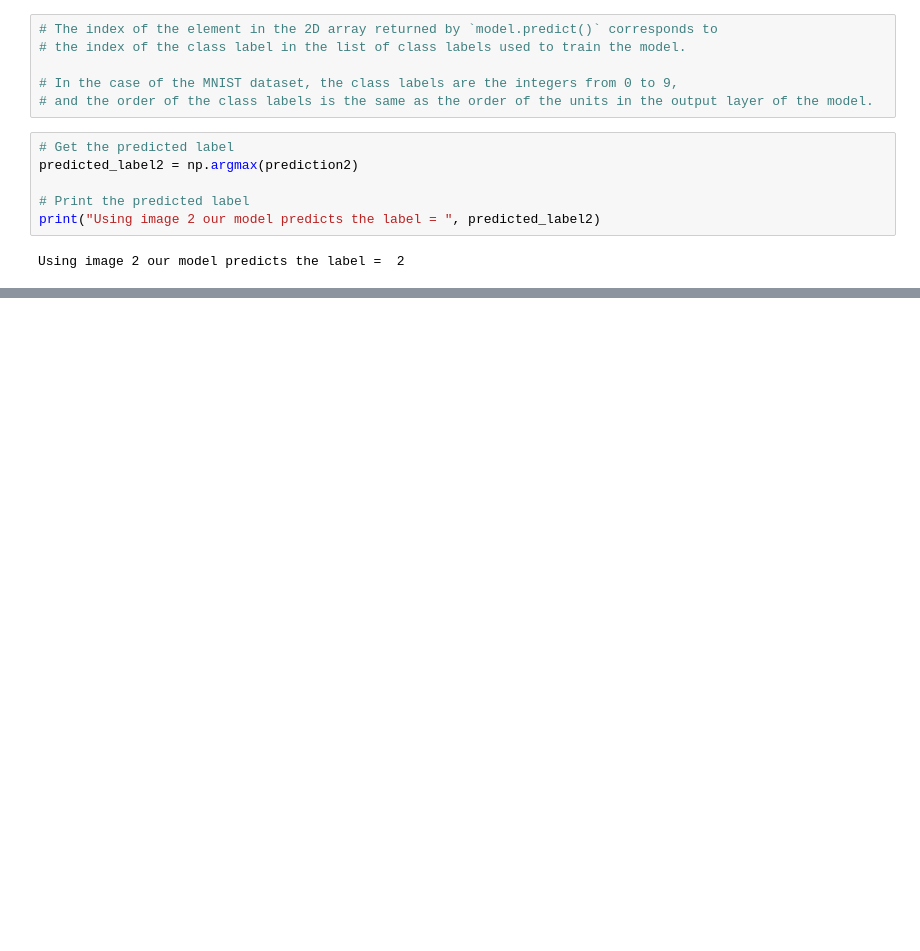
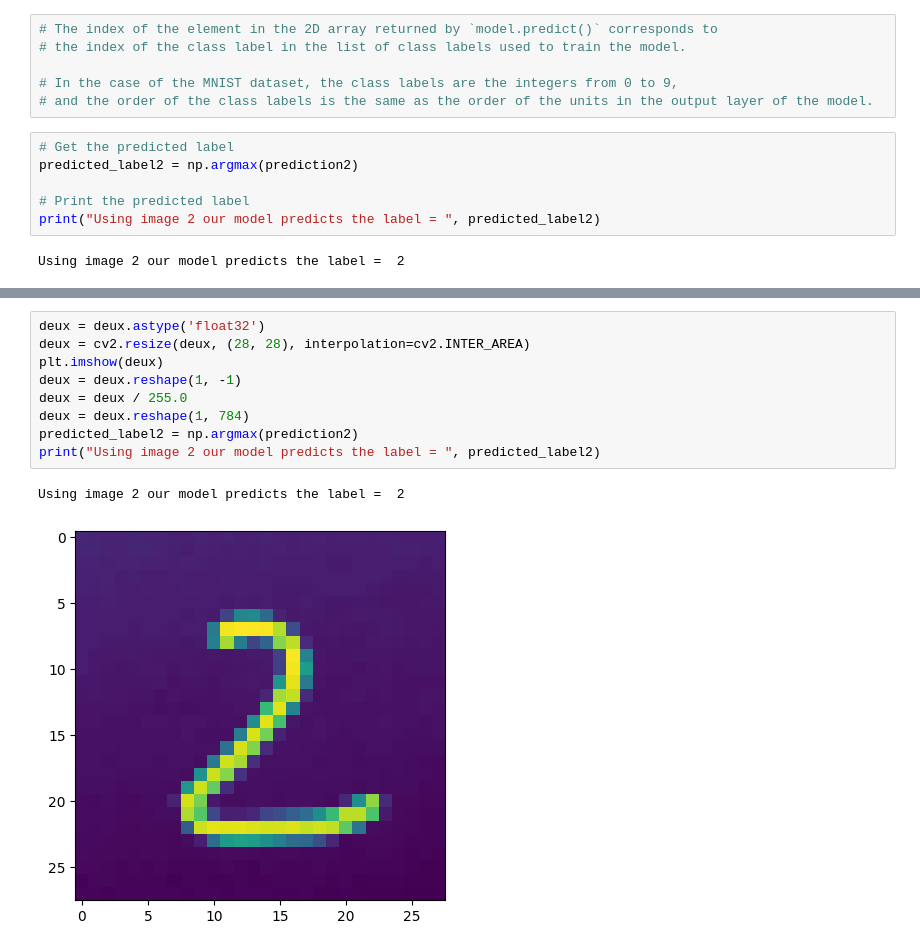
Before and after one commit to Hatchi-Kin/01-09_tensorflow_mnist, a Jupyter notebook: mnist_tensorflow.ipynb, the cells around one changed output, grey strips where cells are left out. Cells and saved outputs as stored; diff of their text form; blank space fills up the shorter version.

```diff
--- a/mnist_tensorflow.ipynb
+++ b/mnist_tensorflow.ipynb
@@ -223,0 +253,12 @@ Using image 6 our model predicts the label =  6
+# %%
+deux = deux.astype('float32')
+deux = cv2.resize(deux, (28, 28), interpolation=cv2.INTER_AREA)
+plt.imshow(deux)
+deux = deux.reshape(1, -1)
+deux = deux / 255.0
+deux = deux.reshape(1, 784)
+predicted_label2 = np.argmax(prediction2)
+print("Using image 2 our model predicts the label = ", predicted_label2)
+# %% [output]
+Using image 2 our model predicts the label =  2
+[figure, added]
```
Also changed, not shown: parts of 10 cells of this notebook, 1 other file.
